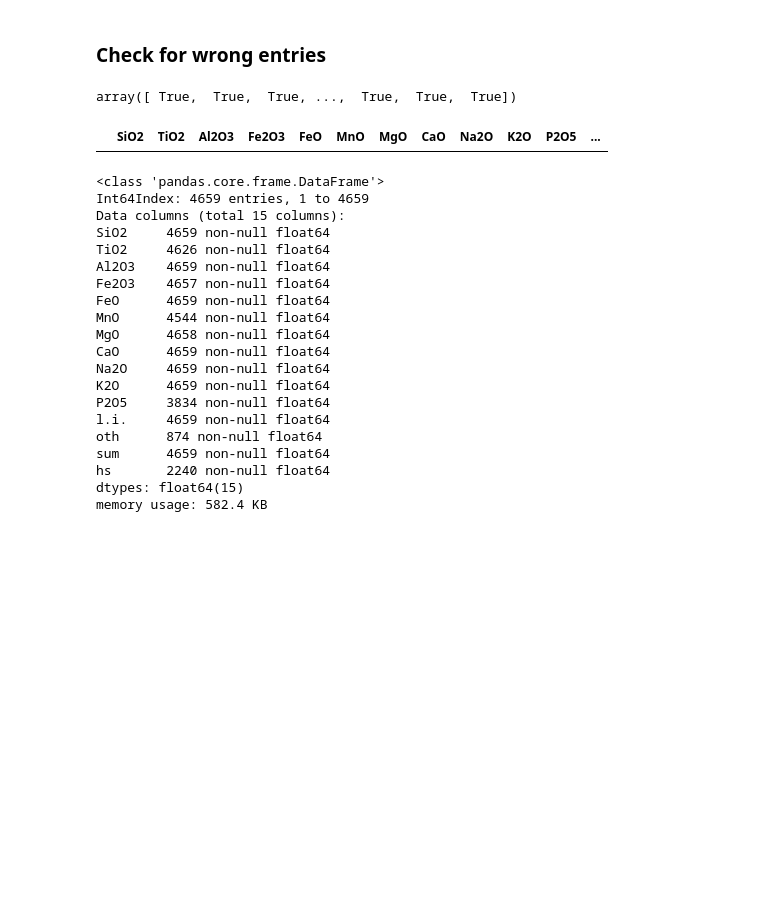
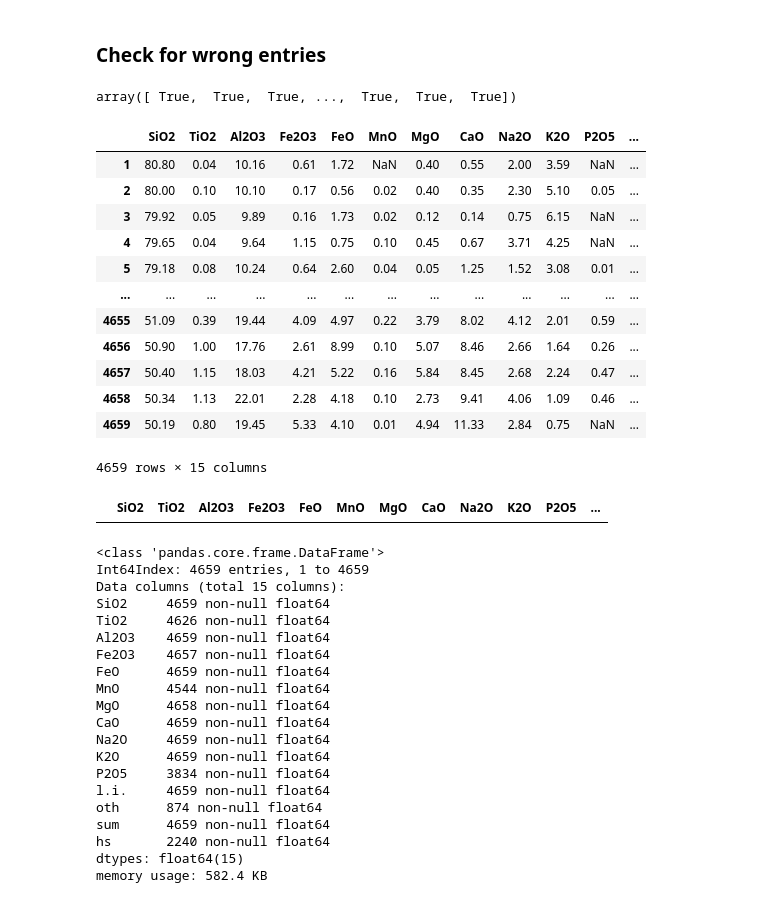
Before and after one commit to Complexio/Vistelius_1995_OCR, a Jupyter notebook: _ANALYSIS/1_area1_Preprocessing.ipynb, the cells around one changed output. Cells and saved outputs as stored; diff of their text form; code cells hidden in the pictures; blank space fills up the shorter version.

```diff
--- a/_ANALYSIS/1_area1_Preprocessing.ipynb
+++ b/_ANALYSIS/1_area1_Preprocessing.ipynb
@@ -30,6 +33,22 @@ mineralogy = pd.read_excel("../_CLEANED/Vistelius_data_cleaned.xlsx", index_col=
 np.isclose(mineralogy.loc[:, :"oth"].sum(axis=1), mineralogy.loc[:, "sum"])
 # %% [output]
 array([ True,  True,  True, ...,  True,  True,  True])
+# %%
+mineralogy
+# %% [output]
+|  | SiO2 | TiO2 | Al2O3 | Fe2O3 | FeO | MnO | MgO | CaO | Na2O | K2O | P2O5 | ... |
+| 1 | 80.80 | 0.04 | 10.16 | 0.61 | 1.72 | NaN | 0.40 | 0.55 | 2.00 | 3.59 | NaN | ... |
+| 2 | 80.00 | 0.10 | 10.10 | 0.17 | 0.56 | 0.02 | 0.40 | 0.35 | 2.30 | 5.10 | 0.05 | ... |
+| 3 | 79.92 | 0.05 | 9.89 | 0.16 | 1.73 | 0.02 | 0.12 | 0.14 | 0.75 | 6.15 | NaN | ... |
+| 4 | 79.65 | 0.04 | 9.64 | 1.15 | 0.75 | 0.10 | 0.45 | 0.67 | 3.71 | 4.25 | NaN | ... |
+| 5 | 79.18 | 0.08 | 10.24 | 0.64 | 2.60 | 0.04 | 0.05 | 1.25 | 1.52 | 3.08 | 0.01 | ... |
+| ... | ... | ... | ... | ... | ... | ... | ... | ... | ... | ... | ... | ... |
+| 4655 | 51.09 | 0.39 | 19.44 | 4.09 | 4.97 | 0.22 | 3.79 | 8.02 | 4.12 | 2.01 | 0.59 | ... |
+| 4656 | 50.90 | 1.00 | 17.76 | 2.61 | 8.99 | 0.10 | 5.07 | 8.46 | 2.66 | 1.64 | 0.26 | ... |
+| 4657 | 50.40 | 1.15 | 18.03 | 4.21 | 5.22 | 0.16 | 5.84 | 8.45 | 2.68 | 2.24 | 0.47 | ... |
+| 4658 | 50.34 | 1.13 | 22.01 | 2.28 | 4.18 | 0.10 | 2.73 | 9.41 | 4.06 | 1.09 | 0.46 | ... |
+| 4659 | 50.19 | 0.80 | 19.45 | 5.33 | 4.10 | 0.01 | 4.94 | 11.33 | 2.84 | 0.75 | NaN | ... |
+4659 rows × 15 columns
 # %%
 wrong_sum = mineralogy.loc[~np.isclose(mineralogy.loc[:, :"oth"].sum(axis=1), mineralogy.loc[:, "sum"]), :]
 # %%
```
Also changed, not shown: parts of 37 cells of this notebook, 11 other files.
